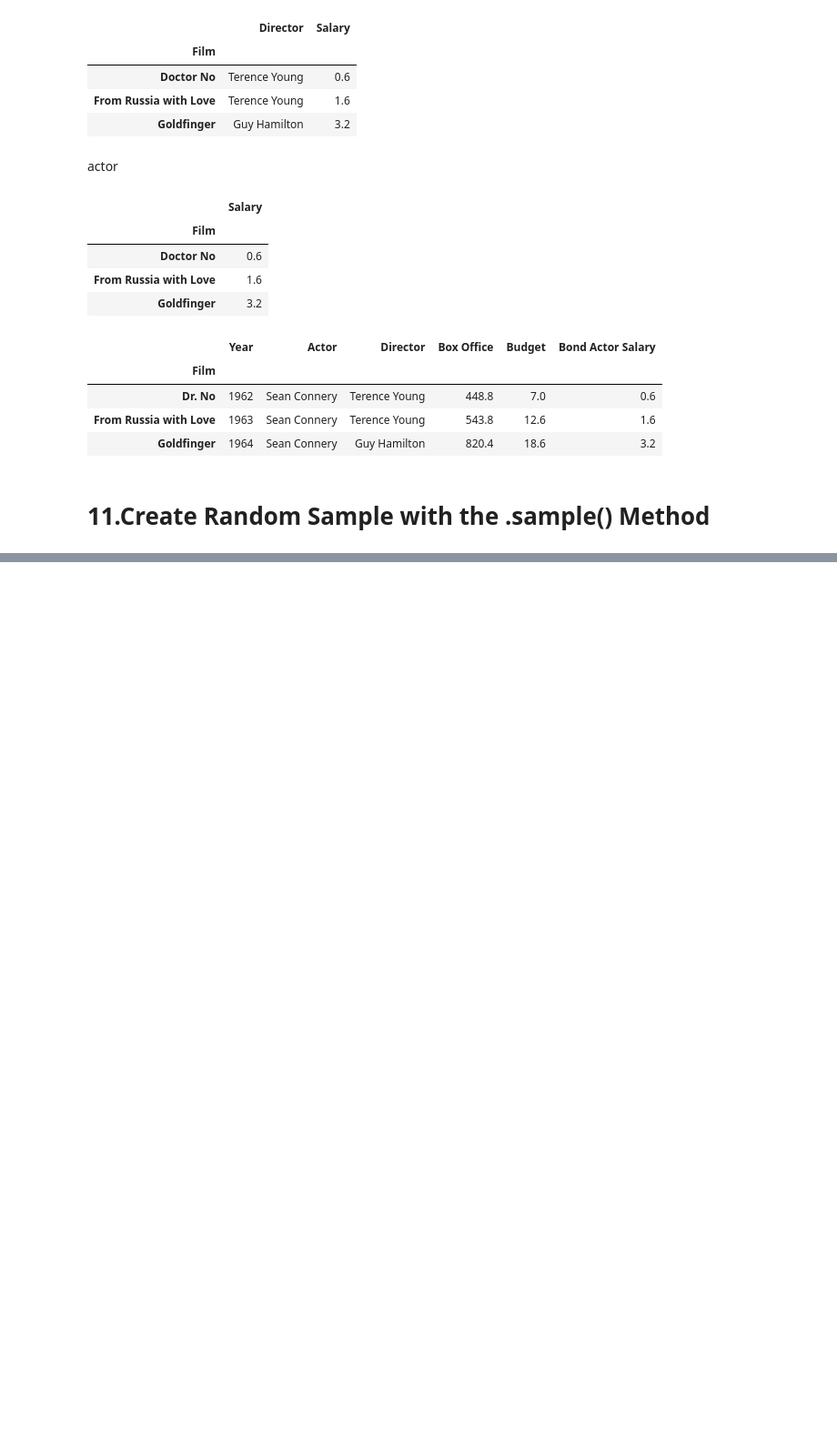
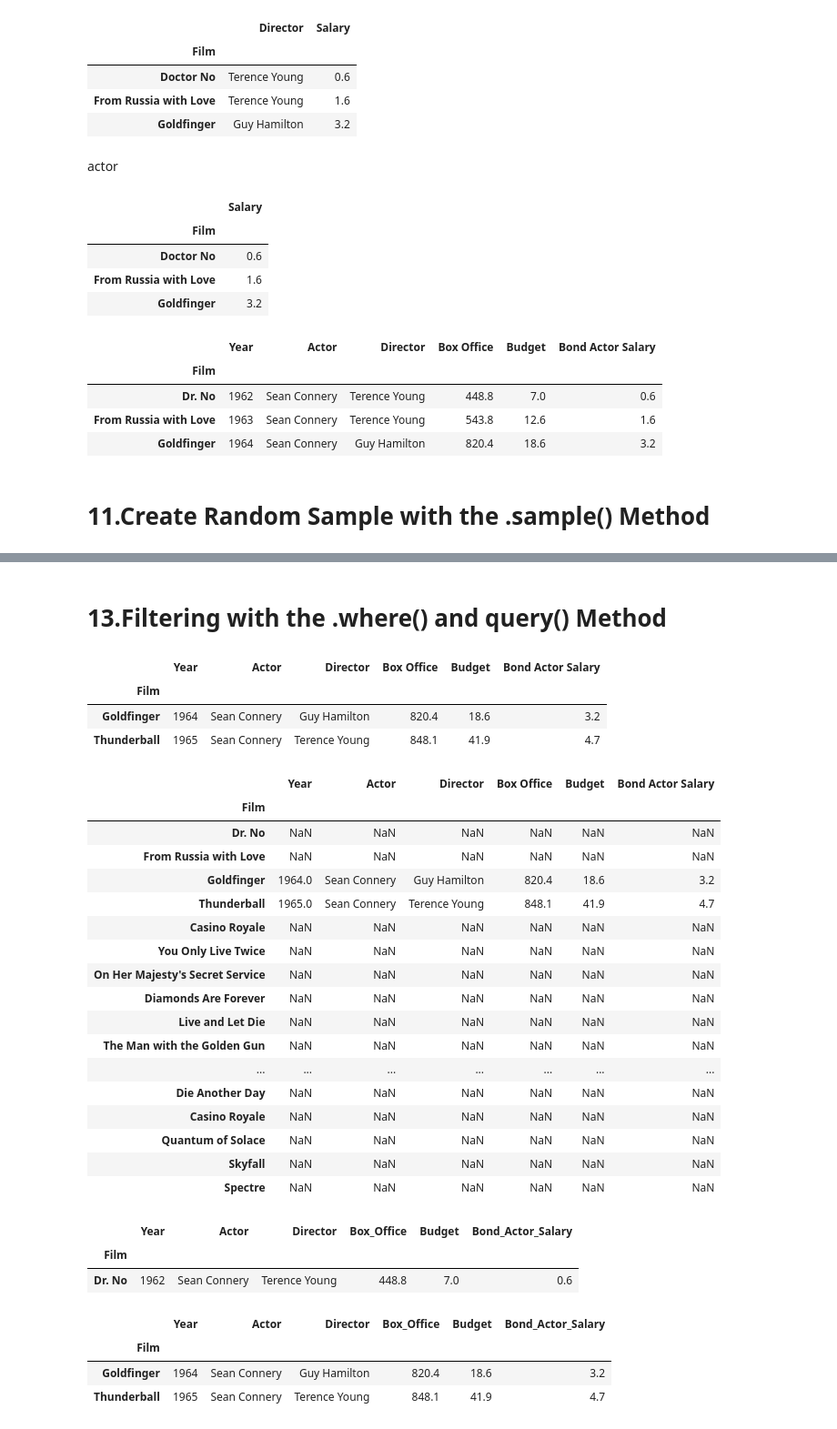
Before and after one commit to saurabhwasule/python-practice, a Jupyter notebook: UD_Data_Analysis_with_Pandas_an_Python/Panda_Dataframe3.ipynb, the cells around one changed output, grey strips where cells are left out. Shown at 91% size. Cells and saved outputs as stored; diff of their text form; code cells hidden in the pictures; blank space fills up the shorter version.

Commit message:
data frame 3

```diff
--- a/UD_Data_Analysis_with_Pandas_an_Python/Panda_Dataframe3.ipynb
+++ b/UD_Data_Analysis_with_Pandas_an_Python/Panda_Dataframe3.ipynb
@@ -436,0 +470,51 @@ bond.sample(axis = 1,n=3) # retrive  3 random column
+# %% [markdown]
+# 13.Filtering with the .where() and query() Method
+# %%
+#Earlier we have seen below way
+cond1=bond["Actor"]=="Sean Connery"
+cond2=bond["Box Office"]>800
+bond[cond1 & cond2]
+# %% [output]
+|  | Year | Actor | Director | Box Office | Budget | Bond Actor Salary |
+| Film |  |  |  |  |  |  |
+| Goldfinger | 1964 | Sean Connery | Guy Hamilton | 820.4 | 18.6 | 3.2 |
+| Thunderball | 1965 | Sean Connery | Terence Young | 848.1 | 41.9 | 4.7 |
+# %%
+#keep original data frame but isolated the rows satisfying  condition
+# where() method to return a modified DataFrame that holds NaN values for all rows that don't match our provided condition.
+bond.where(cond1 & cond2)
+# %% [output]
+|  | Year | Actor | Director | Box Office | Budget | Bond Actor Salary |
+| Film |  |  |  |  |  |  |
+| Dr. No | NaN | NaN | NaN | NaN | NaN | NaN |
+| From Russia with Love | NaN | NaN | NaN | NaN | NaN | NaN |
+| Goldfinger | 1964.0 | Sean Connery | Guy Hamilton | 820.4 | 18.6 | 3.2 |
+| Thunderball | 1965.0 | Sean Connery | Terence Young | 848.1 | 41.9 | 4.7 |
+| Casino Royale | NaN | NaN | NaN | NaN | NaN | NaN |
+| You Only Live Twice | NaN | NaN | NaN | NaN | NaN | NaN |
+| On Her Majesty's Secret Service | NaN | NaN | NaN | NaN | NaN | NaN |
+| Diamonds Are Forever | NaN | NaN | NaN | NaN | NaN | NaN |
+| Live and Let Die | NaN | NaN | NaN | NaN | NaN | NaN |
+| The Man with the Golden Gun | NaN | NaN | NaN | NaN | NaN | NaN |
+| ... | ... | ... | ... | ... | ... | ... |
+| Die Another Day | NaN | NaN | NaN | NaN | NaN | NaN |
+| Casino Royale | NaN | NaN | NaN | NaN | NaN | NaN |
+| Quantum of Solace | NaN | NaN | NaN | NaN | NaN | NaN |
+| Skyfall | NaN | NaN | NaN | NaN | NaN | NaN |
+| Spectre | NaN | NaN | NaN | NaN | NaN | NaN |
+# %%
+# to use query method no space should be present in header.Replacing space with underscore
+bond.columns=[column_name.replace(" ","_") for column_name in bond.columns]
+bond.head(1)
+# %% [output]
+|  | Year | Actor | Director | Box_Office | Budget | Bond_Actor_Salary |
+| Film |  |  |  |  |  |  |
+| Dr. No | 1962 | Sean Connery | Terence Young | 448.8 | 7.0 | 0.6 |
+# %%
+# it faster than normal way
+bond.query('Actor =="Sean Connery" and Box_Office > 800')
+# %% [output]
+|  | Year | Actor | Director | Box_Office | Budget | Bond_Actor_Salary |
+| Film |  |  |  |  |  |  |
+| Goldfinger | 1964 | Sean Connery | Guy Hamilton | 820.4 | 18.6 | 3.2 |
+| Thunderball | 1965 | Sean Connery | Terence Young | 848.1 | 41.9 | 4.7 |
```
Also changed, not shown: parts of 16 cells of this notebook.
